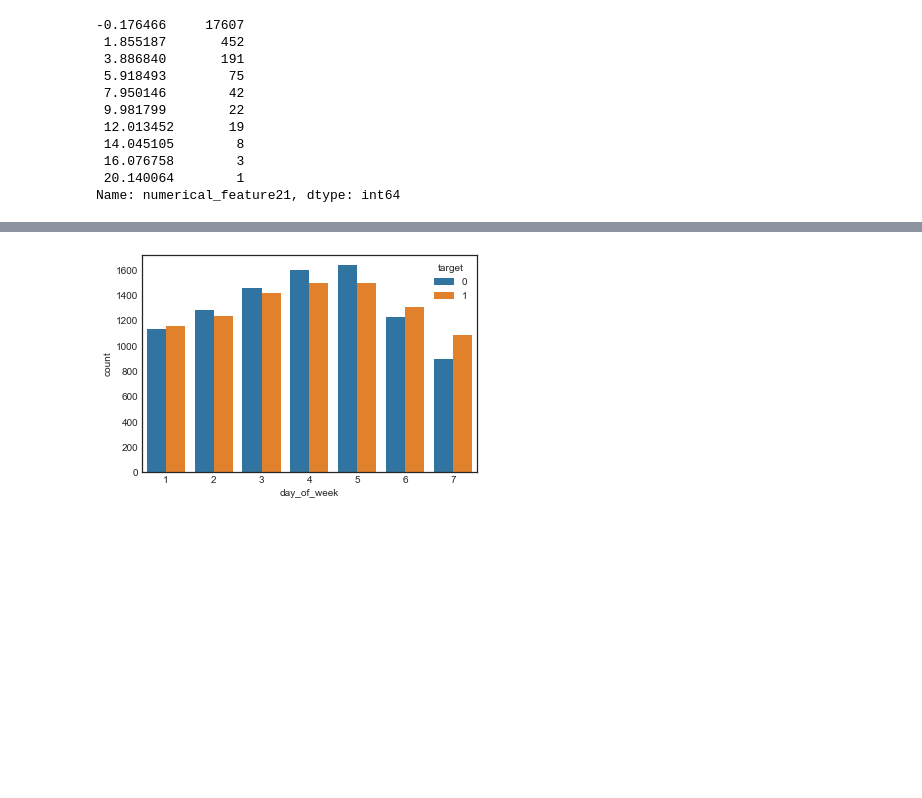
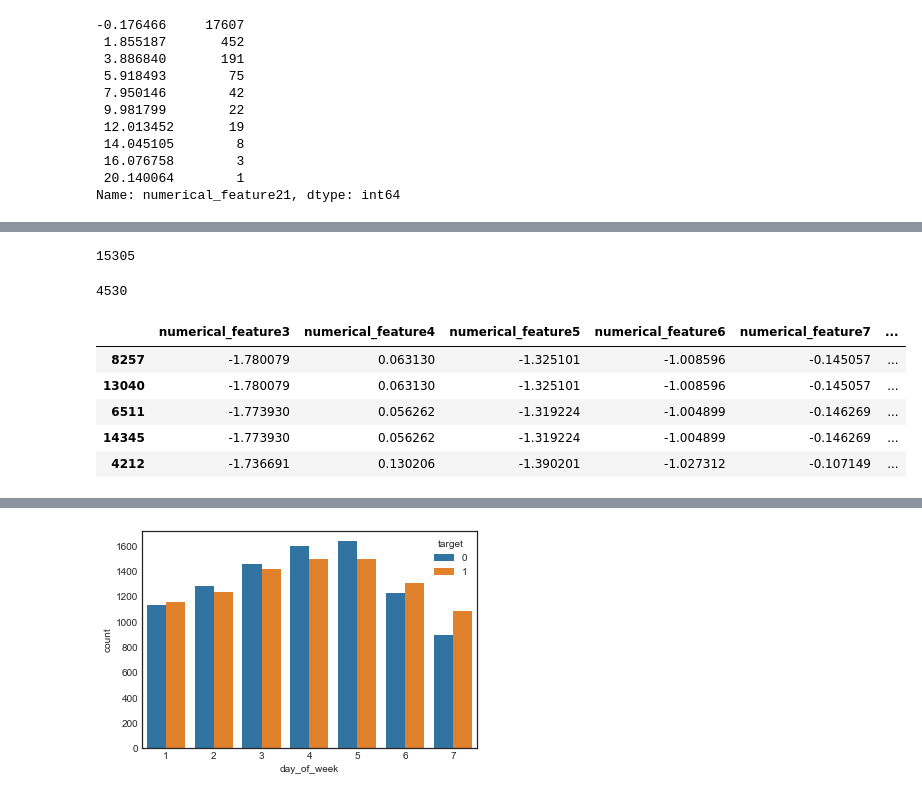
Before and after one commit to odaykhovskaya/test-task, a Jupyter notebook: solving_the_task.ipynb, the cells around one changed output, grey strips where cells are left out. Drawn from its saved outputs; the diff is of its cells as text; code cells hidden in the pictures; blank space fills up the shorter version.

Commit message:
more about numerical features

```diff
--- a/solving_the_task.ipynb
+++ b/solving_the_task.ipynb
@@ -112,0 +117,5 @@ sns.countplot(data=train,x='binary_feature1',hue='target');
+# %%
+cols3_9 = ['numerical_feature3','numerical_feature4', 'numerical_feature5', 'numerical_feature6',\
+            'numerical_feature7', 'numerical_feature8', 'numerical_feature9']
+for col in cols3_9:
+    print(len(train[col].unique()))
@@ -112,0 +130,15 @@ sns.countplot(data=train,x='binary_feature1',hue='target');
+# %%
+len(train.drop_duplicates(subset=cols3_9))
+# %% [output]
+15305
+# %%
+print(len(train.loc[train.duplicated(subset=cols3_9,keep=False)]))
+train[cols3_9+['target']].loc[train.duplicated(subset=cols3_9,keep=False)].sort_values(by=cols3_9).head()
+# %% [output]
+4530
+|  | numerical_feature3 | numerical_feature4 | numerical_feature5 | numerical_feature6 | numerical_feature7 | ... |
+| 8257 | -1.780079 | 0.063130 | -1.325101 | -1.008596 | -0.145057 | ... |
+| 13040 | -1.780079 | 0.063130 | -1.325101 | -1.008596 | -0.145057 | ... |
+| 6511 | -1.773930 | 0.056262 | -1.319224 | -1.004899 | -0.146269 | ... |
+| 14345 | -1.773930 | 0.056262 | -1.319224 | -1.004899 | -0.146269 | ... |
+| 4212 | -1.736691 | 0.130206 | -1.390201 | -1.027312 | -0.107149 | ... |
```
Also changed, not shown: parts of 10 cells of this notebook.
